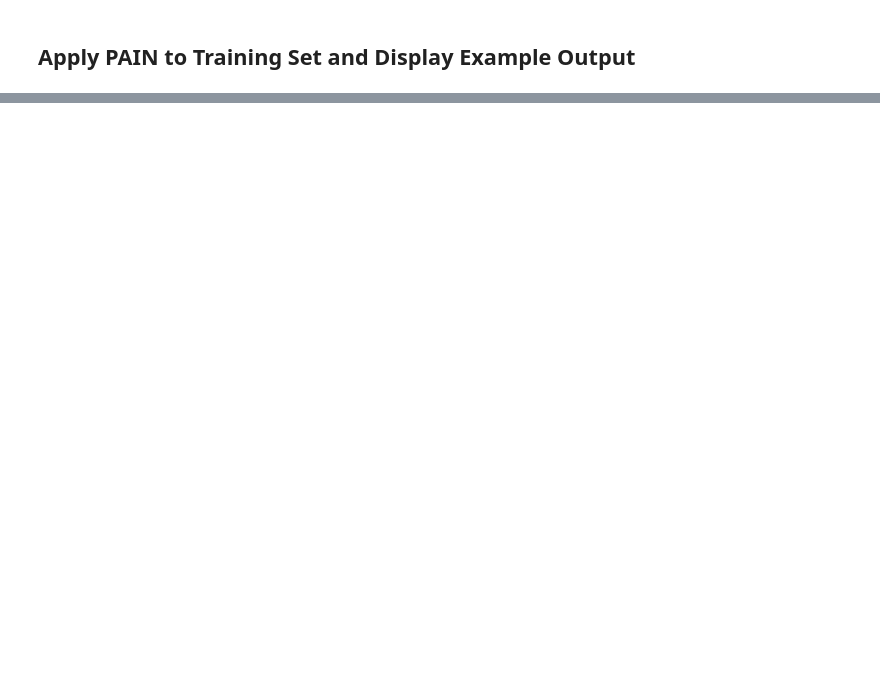
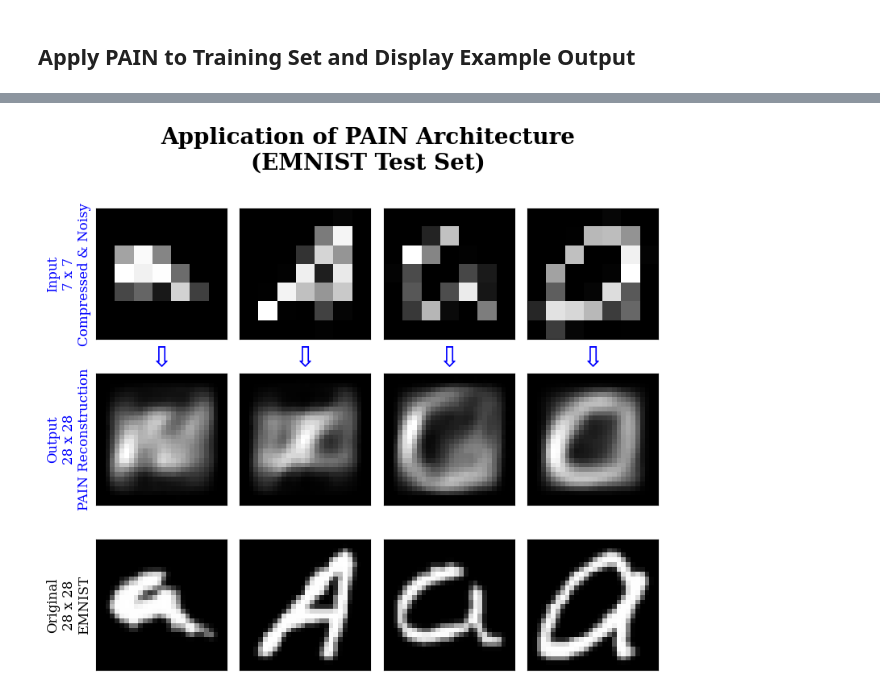
Before and after one commit to FS-CodeBase/Deep-Learning-Architectures-for-CompressedNoisy-Image-Signal-Recovery, a Jupyter notebook: pain_emnist_tf.ipynb, the cells around one changed output, grey strips where cells are left out. Drawn from its saved outputs; the diff is of its cells as text; code cells hidden in the pictures; blank space fills up the shorter version.

```diff
--- a/pain_emnist_tf.ipynb
+++ b/pain_emnist_tf.ipynb
@@ -304,3 +345,3 @@ plt.show()
 # %%
-# Apply PAIN to all validation data inputs
-pred_valid_out = PAIN.predict(noisy_valid[0:100])
+# Apply PAIN to all test data inputs
+pred_test_out = PAIN.predict(noisy_test[0:100])
@@ -310,39 +353,41 @@ fig, axes = plt.subplots(3, 4, figsize=(9, 8))
 axes      = axes.flatten()
 
 # Add title
-fig.suptitle('Application of PAIN Architecture\n(EMNIST Validation Set)',fontsize=20,fontweight='bold', fontfamily='serif')
+fig.suptitle('Application of PAIN Architecture\n(EMNIST Test Set)',fontsize=20,fontweight='bold', fontfamily='serif')
 
-# Shift window through validation dataset
+# Shift window through test dataset
 sft_idx = 0
 
 # Plot noisy and decompressed realizations in each subplot
 for idx in range(4):
     # Plot noisy
-    axes[idx].imshow(noisy_valid[idx+sft_idx].reshape(cmp_dim,cmp_dim),cmap='gray')
+    axes[idx].imshow(noisy_test[idx+sft_idx].reshape(cmp_dim,cmp_dim),cmap='gray')
     axes[idx].set_xticks([]) # Remove xticklabels
     axes[idx].set_yticks([]) # Remove yticklabels
     axes[idx].set_xlabel('⇩',fontdict={'fontsize': 25, 'fontweight': 'bold', 'fontfamily': 'serif', 'color':'blue'})
 
     # Plot decompressed with PAIN
-    axes[idx+4].imshow(pred_valid_out[idx+sft_idx].reshape(28,28),cmap='gray')
+    axes[idx+4].imshow(pred_test_out[idx+sft_idx].reshape(28,28),cmap='gray')
     axes[idx+4].set_xticks([]) # Remove xticklabels
     axes[idx+4].set_yticks([]) # Remove yticklabels
 
     # Plot original
-    axes[idx+8].imshow(clean_valid[idx+sft_idx].reshape(28,28),cmap='gray')
+    axes[idx+8].imshow(clean_test[idx+sft_idx].reshape(28,28),cmap='gray')
     axes[idx+8].set_xticks([]) # Remove xticklabels
     axes[idx+8].set_yticks([]) # Remove yticklabels
 
 # Set ylables
 axes[0].set_ylabel(f'Input\n{cmp_dim} x {cmp_dim}\nCompressed & Noisy',fontdict={'fontsize': 12, 'fontfamily': 'serif', 'color':'blue'})
 axes[4].set_ylabel(f'Output\n{out_dim} x {out_dim}\nPAIN Reconstruction',fontdict={'fontsize': 12, 'fontfamily': 'serif', 'color':'blue'})
 axes[8].set_ylabel(f'Original\n{out_dim} x {out_dim}\nEMNIST',fontdict={'fontsize': 12, 'fontfamily': 'serif'})
 
 # Adjust layout to decrease padding between subplots
-plt.subplots_adjust(wspace=0.1, hspace=0.1)
+plt.subplots_adjust(wspace=0.1, hspace=0)
 
 # Save results
-plt.savefig(f'{imdir}/{imfile}_{cmp_dim}x{cmp_dim}_valid_PAIN.png')
+plt.savefig(f'{imdir}/{imfile}_{cmp_dim}x{cmp_dim}_test_PAIN.png')
 
 # Display the figure
 plt.show()
+# %% [output]
+[figure, added]
```
Also changed, not shown: parts of 14 cells of this notebook, 3 other files.
